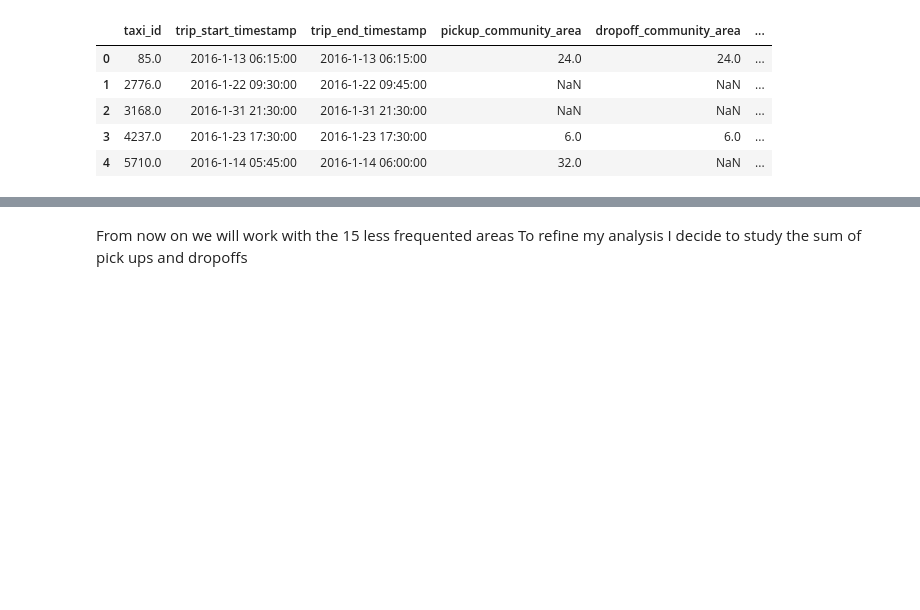
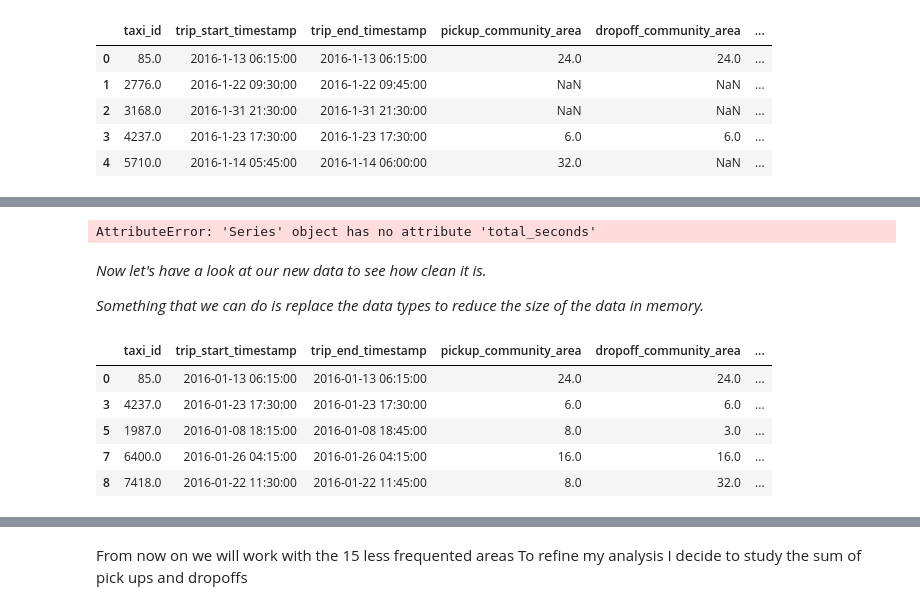
Before and after one commit to pierreschutz/ADA_Project, a Jupyter notebook: taxi_rides.ipynb, the cells around one changed output, grey strips where cells are left out. Cells and saved outputs as stored; diff of their text form; code cells hidden in the pictures; blank space fills up the shorter version.

```diff
--- a/taxi_rides.ipynb
+++ b/taxi_rides.ipynb
@@ -191,0 +140,31 @@ Float64Index([ 8.0, 32.0, 28.0,  6.0,  7.0, 24.0, 76.0, 33.0,  3.0, 22.0, 56.0,
+# %%
+taxi_rides_init.trip_start_timestamp = pd.to_datetime(taxi_rides_init.trip_start_timestamp, format='%Y-%m-%d %H:%M:%S')
+taxi_rides_init.trip_end_timestamp = pd.to_datetime(taxi_rides_init.trip_end_timestamp, format='%Y-%m-%d %H:%M:%S')
+# %% [output]
+AttributeError: 'Series' object has no attribute 'total_seconds'
+# %%
+taxi_rides_init['month'] = taxi_rides_init.trip_start_timestamp.apply(lambda x: x.month)
+taxi_rides_init['day'] = taxi_rides_init.trip_start_timestamp.apply(lambda x: x.day)
+taxi_rides_init['start_hour'] = taxi_rides_init.trip_start_timestamp.apply(lambda x: x.hour)
+# %%
+taxi_rides_init['duration'] = (taxi_rides_init.trip_end_timestamp
+                               - taxi_rides_init.trip_start_timestamp).apply(lambda x : x.total_seconds())
+# %%
+# Replace the latitude and longitude
+taxi_rides_init['pickup_latitude'] = taxi_rides_init['pickup_latitude'].apply(lambda x: convert_coord(x, 1))
+taxi_rides_init['pickup_longitude'] = taxi_rides_init['pickup_longitude'].apply(lambda x: convert_coord(x, 2))
+taxi_rides_init['dropoff_latitude'] = taxi_rides_init['dropoff_latitude'].apply(lambda x: convert_coord(x, 1))
+taxi_rides_init['dropoff_longitude'] = taxi_rides_init['dropoff_longitude'].apply(lambda x: convert_coord(x, 2))
+# %% [markdown]
+_Now let's have a look at our new data to see how clean it is._
+
+_Something that we can do is replace the data types to reduce the size of the data in memory._
+# %%
+taxi_rides_init.head()
+# %% [output]
+|  | taxi_id | trip_start_timestamp | trip_end_timestamp | pickup_community_area | dropoff_community_area | ... |
+| 0 | 85.0 | 2016-01-13 06:15:00 | 2016-01-13 06:15:00 | 24.0 | 24.0 | ... |
+| 3 | 4237.0 | 2016-01-23 17:30:00 | 2016-01-23 17:30:00 | 6.0 | 6.0 | ... |
+| 5 | 1987.0 | 2016-01-08 18:15:00 | 2016-01-08 18:45:00 | 8.0 | 3.0 | ... |
+| 7 | 6400.0 | 2016-01-26 04:15:00 | 2016-01-26 04:15:00 | 16.0 | 16.0 | ... |
+| 8 | 7418.0 | 2016-01-22 11:30:00 | 2016-01-22 11:45:00 | 8.0 | 32.0 | ... |
```
Also changed, not shown: parts of 63 cells of this notebook, 5 other files.
